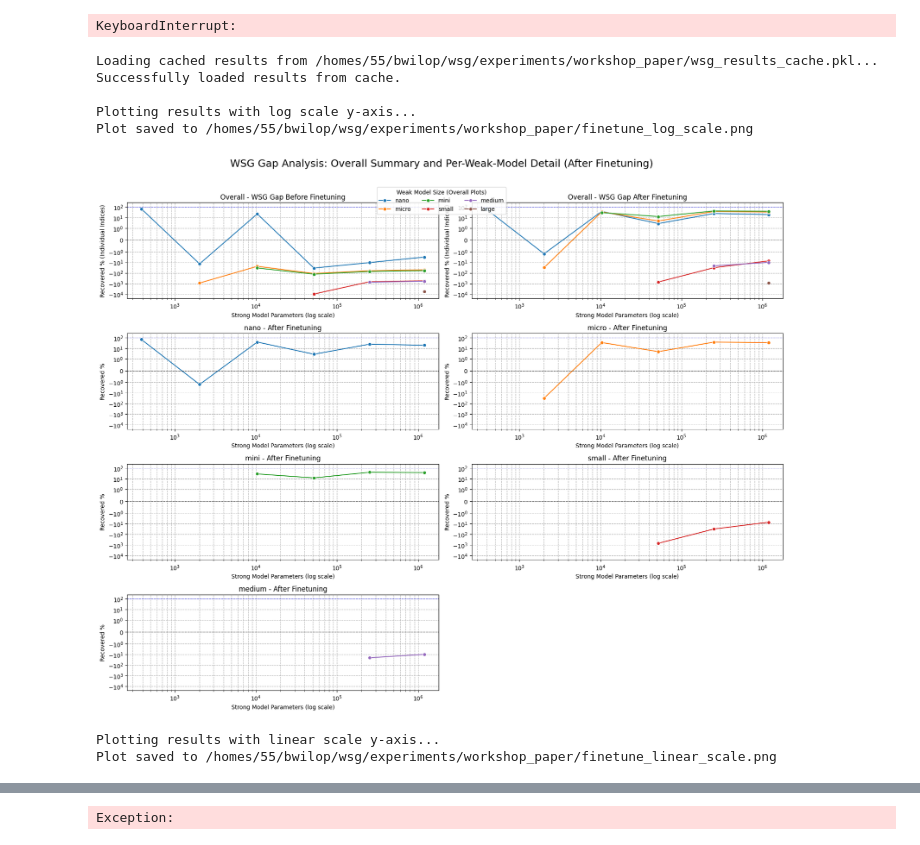
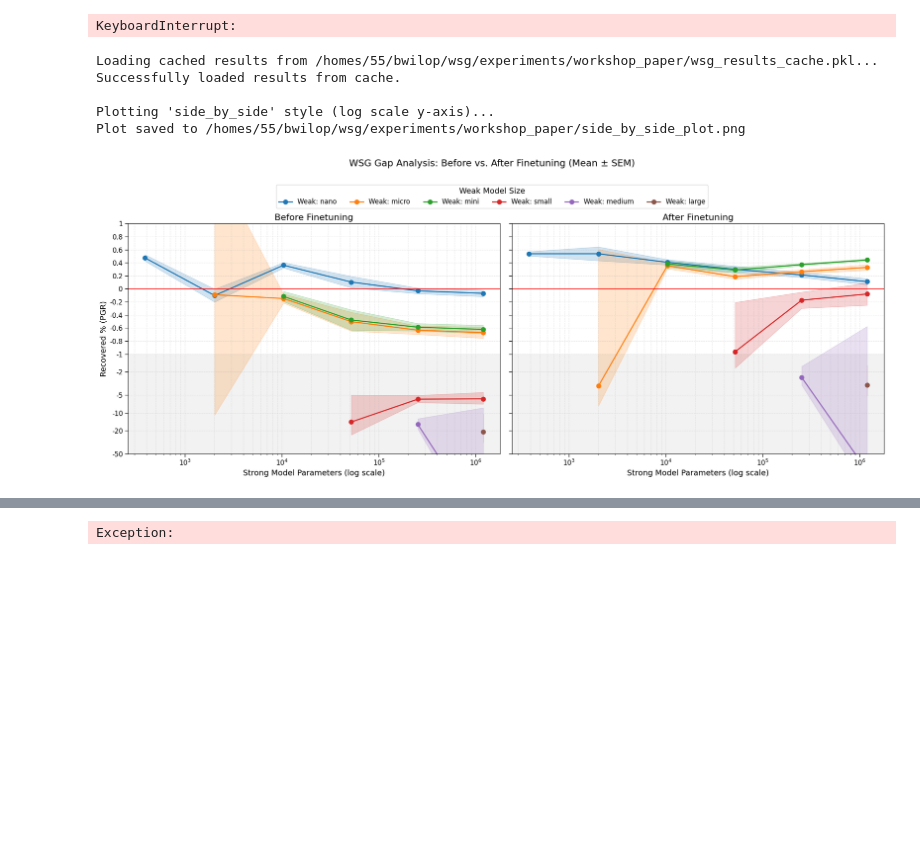
Before and after one commit to BenWilop/WSG_games, a Jupyter notebook: playground_WSG_games.ipynb, the cells around one changed output, grey strips where cells are left out. Cells and saved outputs as stored; diff of their text form; code cells hidden in the pictures; blank space fills up the shorter version.

Commit message:
Plot paper

```diff
--- a/playground_WSG_games.ipynb
+++ b/playground_WSG_games.ipynb
@@ -264,35 +264,55 @@ KeyboardInterrupt:
 # experiment_name = f"experiment_finetuning_{timestamp}"
 #  # Use validation data as weak_train_data
 # finetune_strong_with_weak(project_name, experiment_name, weak_model_weak_goals, strong_model_finetuned, tictactoe_weak_finetune_data, tictactoe_test_data, adapted_training_cfg)
+# %%
+#####################################################################
+# https://www.dmcdougall.co.uk/publication-ready-the-first-time-beautiful-reproducible-plots-with-matplotlib
+plt.rcParams.update(
+    {
+        "font.size": 14,
+        "axes.titlesize": 16,
+        "axes.labelsize": 14,
+        "xtick.labelsize": 12,
+        "ytick.labelsize": 12,
+        "legend.fontsize": 12,
+        "lines.linewidth": 2.0,
+        "lines.markersize": 8.0,
+        "xtick.major.width": 1.0,
+        "ytick.major.width": 1.0,
+        "xtick.major.size": 6,
+        "ytick.major.size": 6,
+    }
+)
+#####################################################################
 # %%
 # pretrained_project_name_weak = "tictactoe/tictactoe_pretraining"
 # pretrained_project_name_strong = "tictactoe/tictactoe_pretraining"
 # finetuned_project_name = "tictactoe/tictactoe_finetuning_use_best_val_step4"
 # # finetuned_project_name = "tictactoe/tictactoe_finetuning4"
 
 pretrained_project_name_weak = "tictactoe/tictactoe_pretraining6"
 pretrained_project_name_strong = "tictactoe/tictactoe_pretraining6"
 finetuned_project_name = "tictactoe/tictactoe_finetuning_use_best_val_step6_lre5"
 # finetuned_project_name = "tictactoe/tictactoe_finetuning_random4"
 
 plot_wsg_gap_finetuned_models(
     data_folder + "tictactoe/",
     experiment_folder,
     pretrained_project_name_weak,
     pretrained_project_name_strong,
     finetuned_project_name,
     device=DEVICE,
-    indices=[0],
+    indices=None,
     aggregate_data=False,
     save_path=experiment_folder + "workshop_paper/",
     overwrite=False,
+    plot_style="side_by_side",
+    # plot_style = "grid",
 )
 # %% [output]
 Loading cached results from /homes/55/bwilop/wsg/experiments/workshop_paper/wsg_results_cache.pkl...
 Successfully loaded results from cache.
 
-Plotting results with log scale y-axis...
-Plot saved to /homes/55/bwilop/wsg/experiments/workshop_paper/finetune_log_scale.png
+Plotting 'side_by_side' style (log scale y-axis)...
+Plot saved to /homes/55/bwilop/wsg/experiments/workshop_paper/side_by_side_plot.png
-[figure, old version]
+[figure, new version]
-Plotting results with linear scale y-axis...
-Plot saved to /homes/55/bwilop/wsg/experiments/workshop_paper/finetune_linear_scale.png
```
Also changed, not shown: parts of 1 cell of this notebook, 1 other file.
